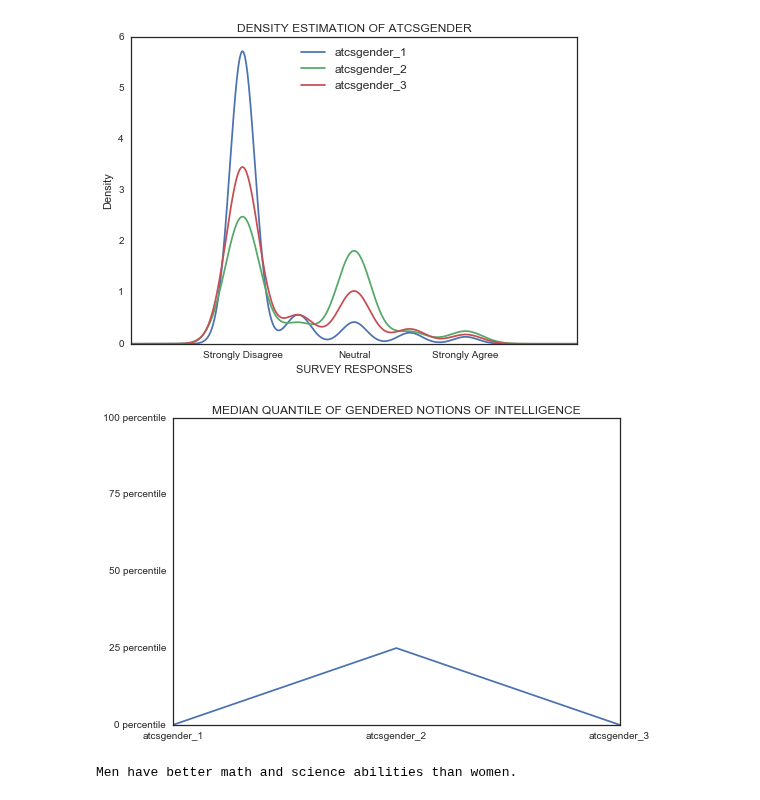
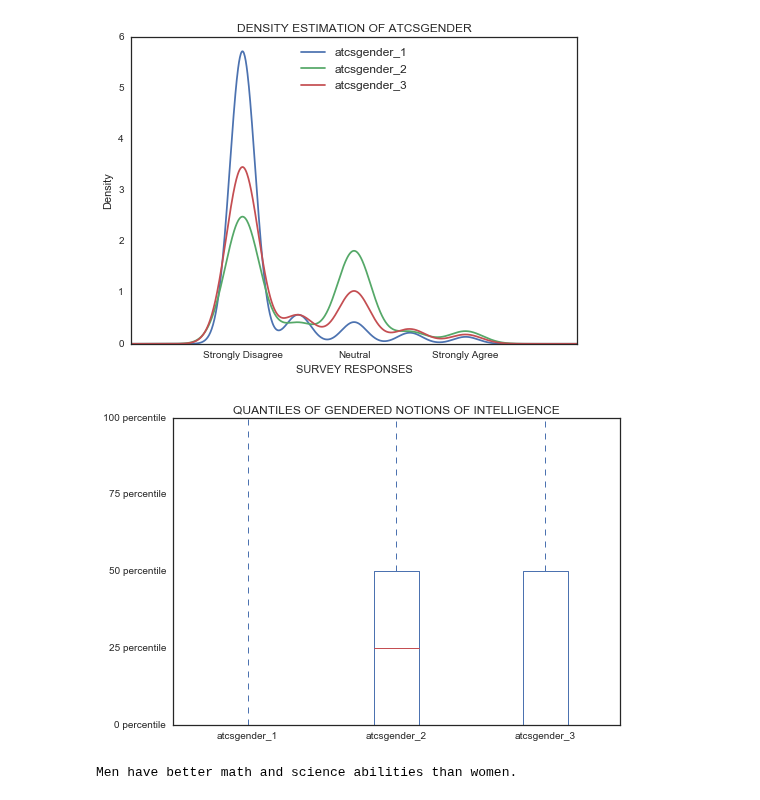
Before and after one commit to omoju/IntroCSExperiencePrediction, a Jupyter notebook: genderedCSExperience.ipynb, the cells around one changed output. Saved outputs shown, nothing was run; the diff lists cells and outputs as text; code cells hidden in the pictures.

Commit message:
feat: [notebook] box plots to summarize quantiles

```diff
--- a/genderedCSExperience.ipynb
+++ b/genderedCSExperience.ipynb
@@ -246,15 +246,15 @@ pyplt.savefig('report/figures/atcsgender_kde.pdf', dpi=100)
 # %% [output]
 [figure]
 # %%
-dataset[atcsgender].quantile(.50).plot();
+dataset[atcsgender].plot.box();
 y = np.arange(0,1.1,0.25)
 labels = ['{} percentile'.format(int(i*100)) for i in y]
 pyplt.yticks(y, labels)
 
-pyplt.title('MEDIAN QUANTILE OF GENDERED NOTIONS OF INTELLIGENCE')
-pyplt.savefig('report/figures/atcsgender_median_quantile.pdf', dpi=100)
+pyplt.title('QUANTILES OF GENDERED NOTIONS OF INTELLIGENCE')
+pyplt.savefig('report/figures/atcsgender_quantile.pdf', dpi=100)
 # %% [output]
-[figure, old version]
+[figure, new version]
 # %%
 tools.dataLookUp('atcsgender_3')
 # %% [output]
```
Also changed, not shown: parts of 3 cells of this notebook, 5 other files.
